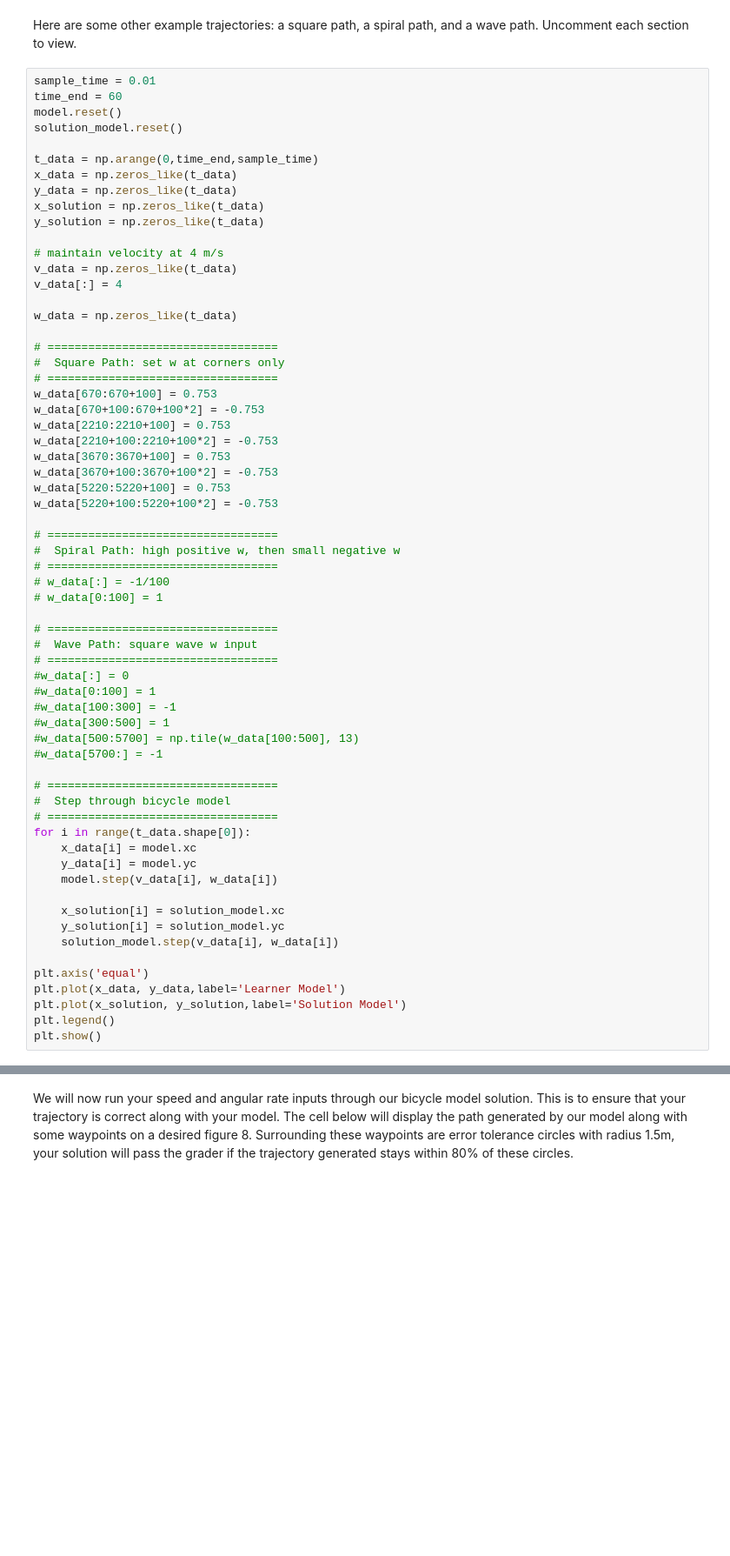
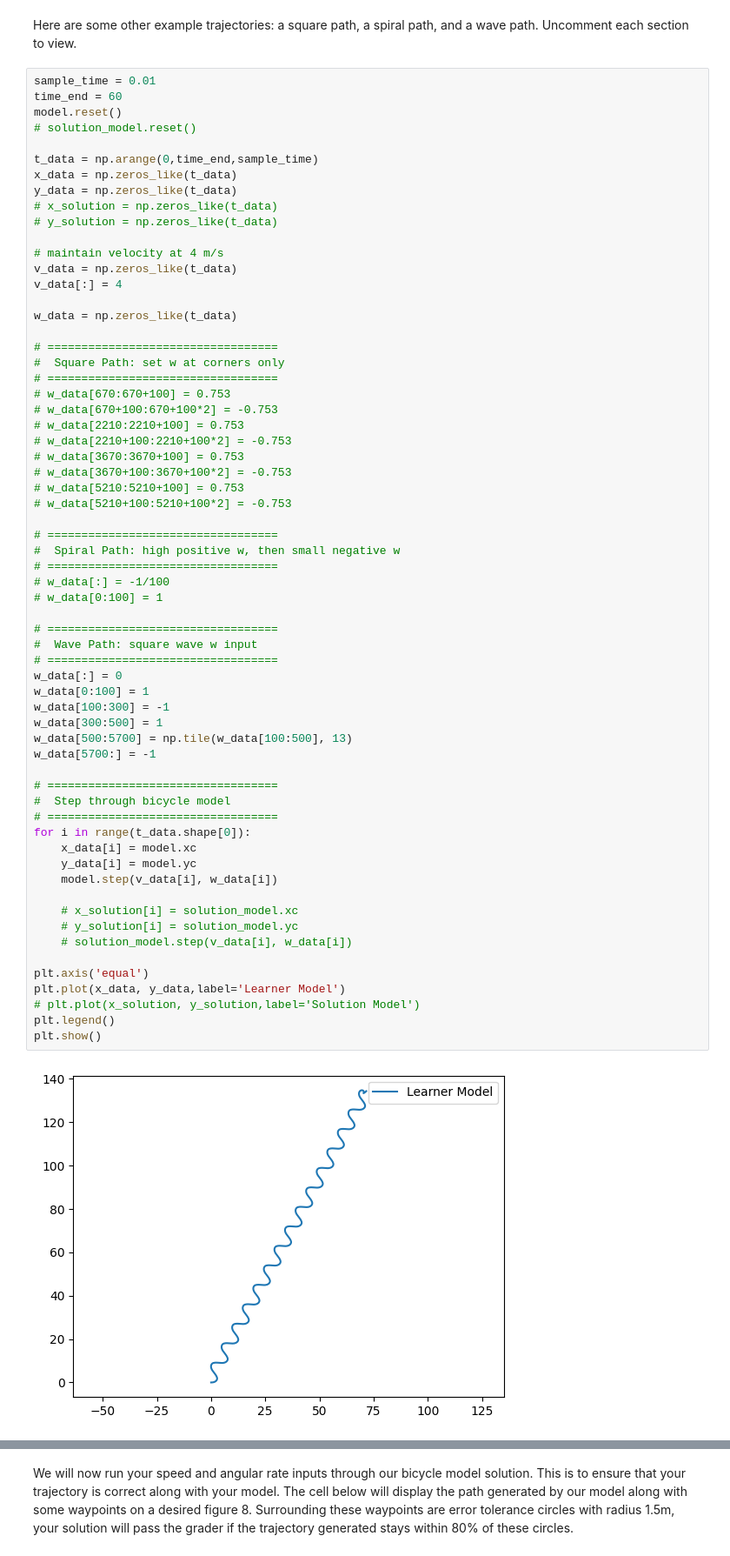
Before and after one commit to VladimirSokolenko/lab.5.1-Kinematic-Bicycle-Model, a Jupyter notebook: Kinematic_Bicycle_Model.ipynb, the cells around one changed output, grey strips where cells are left out. Shown at 87% size. Drawn from its saved outputs; the diff is of its cells as text; blank space fills up the shorter version.

```diff
--- a/Kinematic_Bicycle_Model.ipynb
+++ b/Kinematic_Bicycle_Model.ipynb
@@ -175,13 +177,13 @@ Here are some other example trajectories: a square path, a spiral path, and a wa
 sample_time = 0.01
 time_end = 60
 model.reset()
-solution_model.reset()
+# solution_model.reset()
 
 t_data = np.arange(0,time_end,sample_time)
 x_data = np.zeros_like(t_data)
 y_data = np.zeros_like(t_data)
-x_solution = np.zeros_like(t_data)
-y_solution = np.zeros_like(t_data)
+# x_solution = np.zeros_like(t_data)
+# y_solution = np.zeros_like(t_data)
 
 # maintain velocity at 4 m/s
 v_data = np.zeros_like(t_data)
@@ -189,51 +191,53 @@ v_data[:] = 4
 
 w_data = np.zeros_like(t_data)
 
 # ==================================
 #  Square Path: set w at corners only
 # ==================================
-w_data[670:670+100] = 0.753
-w_data[670+100:670+100*2] = -0.753
-w_data[2210:2210+100] = 0.753
-w_data[2210+100:2210+100*2] = -0.753
-w_data[3670:3670+100] = 0.753
-w_data[3670+100:3670+100*2] = -0.753
-w_data[5220:5220+100] = 0.753
-w_data[5220+100:5220+100*2] = -0.753
+# w_data[670:670+100] = 0.753
+# w_data[670+100:670+100*2] = -0.753
+# w_data[2210:2210+100] = 0.753
+# w_data[2210+100:2210+100*2] = -0.753
+# w_data[3670:3670+100] = 0.753
+# w_data[3670+100:3670+100*2] = -0.753
+# w_data[5210:5210+100] = 0.753
+# w_data[5210+100:5210+100*2] = -0.753
 
 # ==================================
 #  Spiral Path: high positive w, then small negative w
 # ==================================
 # w_data[:] = -1/100
 # w_data[0:100] = 1
 
 # ==================================
 #  Wave Path: square wave w input
 # ==================================
-#w_data[:] = 0
-#w_data[0:100] = 1
-#w_data[100:300] = -1
-#w_data[300:500] = 1
-#w_data[500:5700] = np.tile(w_data[100:500], 13)
-#w_data[5700:] = -1
+w_data[:] = 0
+w_data[0:100] = 1
+w_data[100:300] = -1
+w_data[300:500] = 1
+w_data[500:5700] = np.tile(w_data[100:500], 13)
+w_data[5700:] = -1
 
 # ==================================
 #  Step through bicycle model
 # ==================================
 for i in range(t_data.shape[0]):
     x_data[i] = model.xc
     y_data[i] = model.yc
     model.step(v_data[i], w_data[i])
 
-    x_solution[i] = solution_model.xc
-    y_solution[i] = solution_model.yc
-    solution_model.step(v_data[i], w_data[i])
+    # x_solution[i] = solution_model.xc
+    # y_solution[i] = solution_model.yc
+    # solution_model.step(v_data[i], w_data[i])
 
 plt.axis('equal')
 plt.plot(x_data, y_data,label='Learner Model')
-plt.plot(x_solution, y_solution,label='Solution Model')
+# plt.plot(x_solution, y_solution,label='Solution Model')
 plt.legend()
 plt.show()
+# %% [output]
+[figure, added]
 # %% [markdown]
 We would now like the bicycle to travel a figure eight trajectory. Both circles in the figure eight have a radius of 8m and the path should complete in 30 seconds. The path begins at the bottom of the left circle and is shown in the figure below:
 
```
Also changed, not shown: parts of 4 cells of this notebook, 1 other file.
